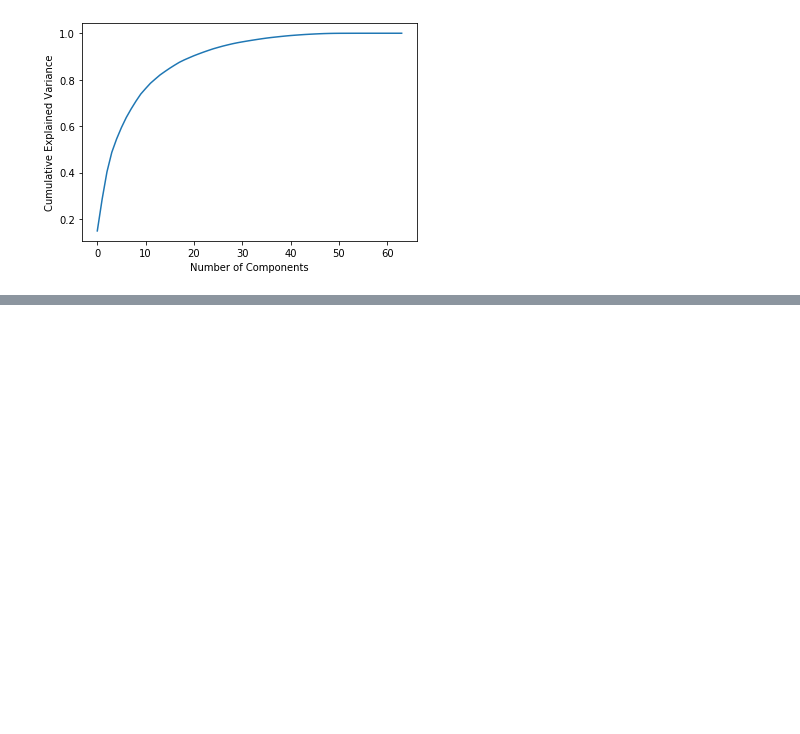
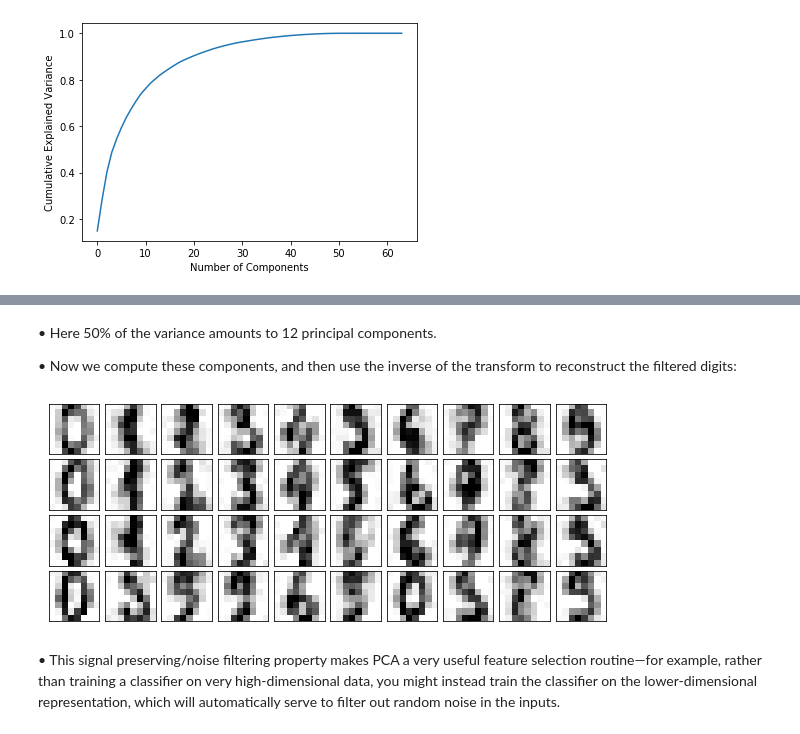
Before and after one commit to rajesh1994/python_excercise_programiz, a Jupyter notebook: python/12_scikit_learn/8.1 PCA for visualization - Hand Written Digits.ipynb, the cells around one changed output, grey strips where cells are left out. Drawn from its saved outputs; the diff is of its cells as text; code cells hidden in the pictures; blank space fills up the shorter version.

```diff
--- a/python/12_scikit_learn/8.1 PCA for visualization - Hand Written Digits.ipynb
+++ b/python/12_scikit_learn/8.1 PCA for visualization - Hand Written Digits.ipynb
@@ -96,0 +144,12 @@ plt.ylabel('Cumulative Explained Variance');
+# %% [markdown]
+• Here 50% of the variance amounts to 12 principal components.
+
+• Now we compute these components, and then use the inverse of the transform to reconstruct the filtered digits:
+# %%
+components = pca.transform(noisy)
+filtered = pca.inverse_transform(components)
+plot_digits(filtered)
+# %% [output]
+[figure, added]
+# %% [markdown]
+• This signal preserving/noise filtering property makes PCA a very useful feature selection routine—for example, rather than training a classifier on very high-dimensional data, you might instead train the classifier on the lower-dimensional representation, which will automatically serve to filter out random noise in the inputs.
```
Also changed, not shown: parts of 8 cells of this notebook.
